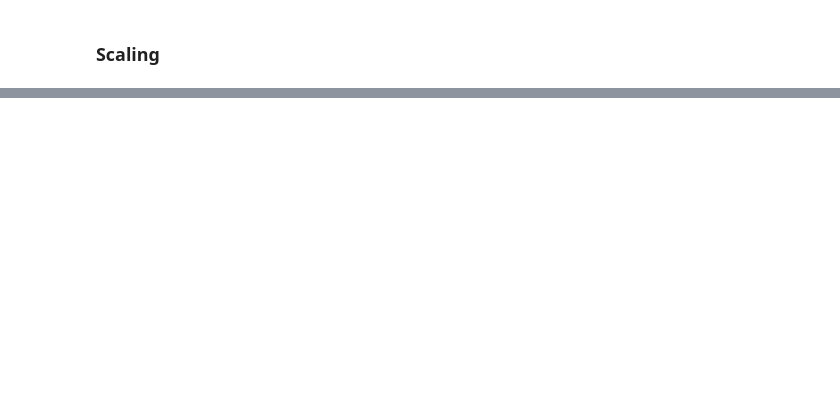
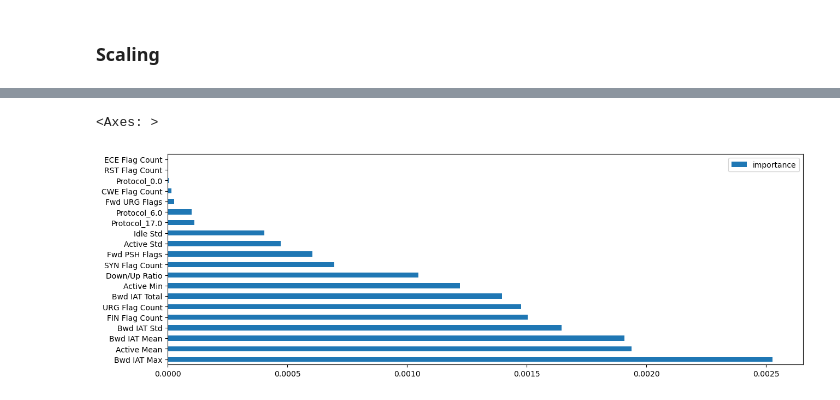
Before and after one commit to emunac/Sleek_CICDS2017, a Jupyter notebook: CSVs/CICDS2017.ipynb, the cells around one changed output, grey strips where cells are left out. Cells and saved outputs as stored; diff of their text form; code cells hidden in the pictures; blank space fills up the shorter version.

```diff
--- a/CSVs/CICDS2017.ipynb
+++ b/CSVs/CICDS2017.ipynb
@@ -443,3 +490,8 @@ feature_importances.head(20).plot(kind='barh', figsize=(15, 5))
+# %%
+feature_importances.tail(20).plot(kind='barh', figsize=(15, 5))
+# %% [output]
+<Axes: >
+[figure, added]
 # %%
 # Test the model on the test data
 from sklearn.metrics import confusion_matrix, classification_report
```
Also changed, not shown: parts of 15 cells of this notebook, 7 other files.
